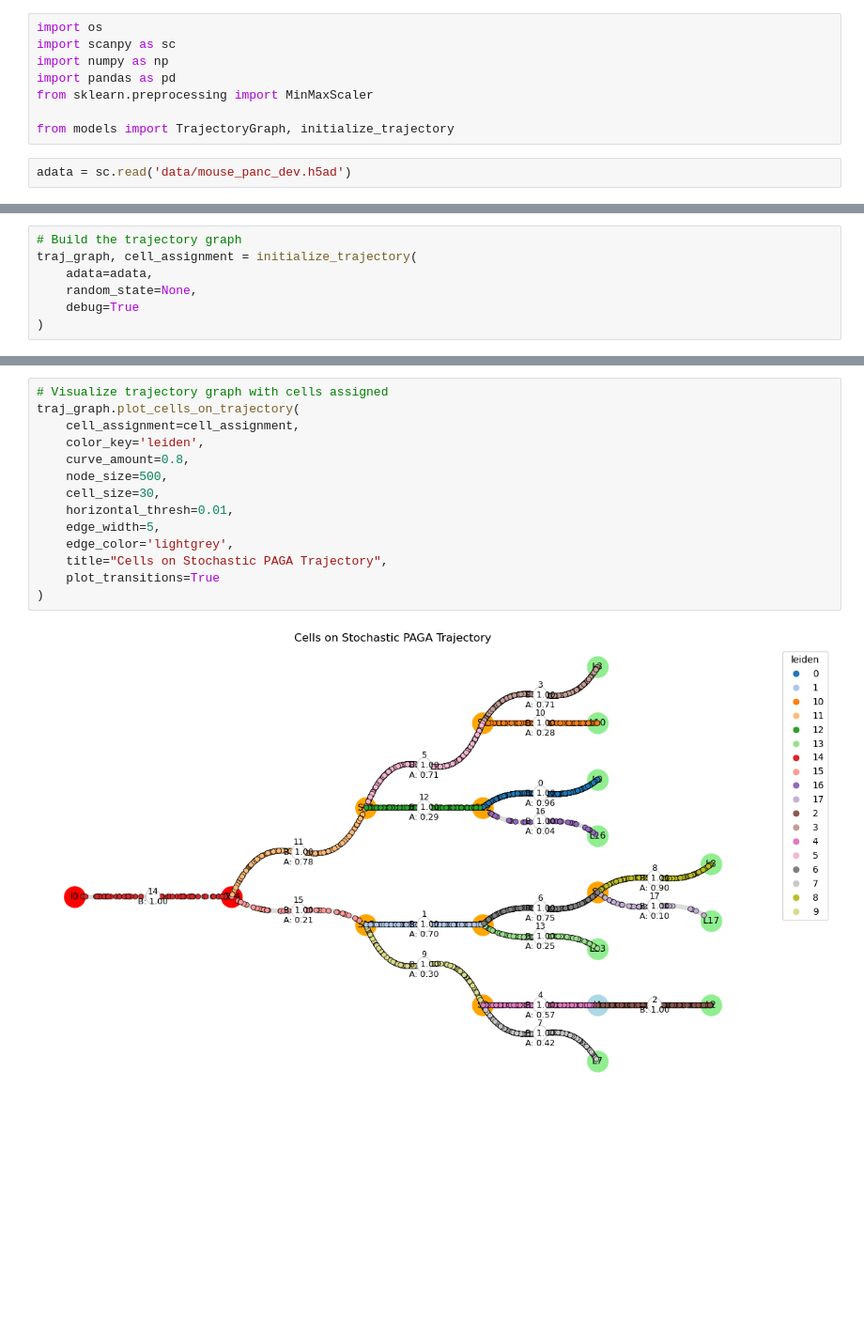
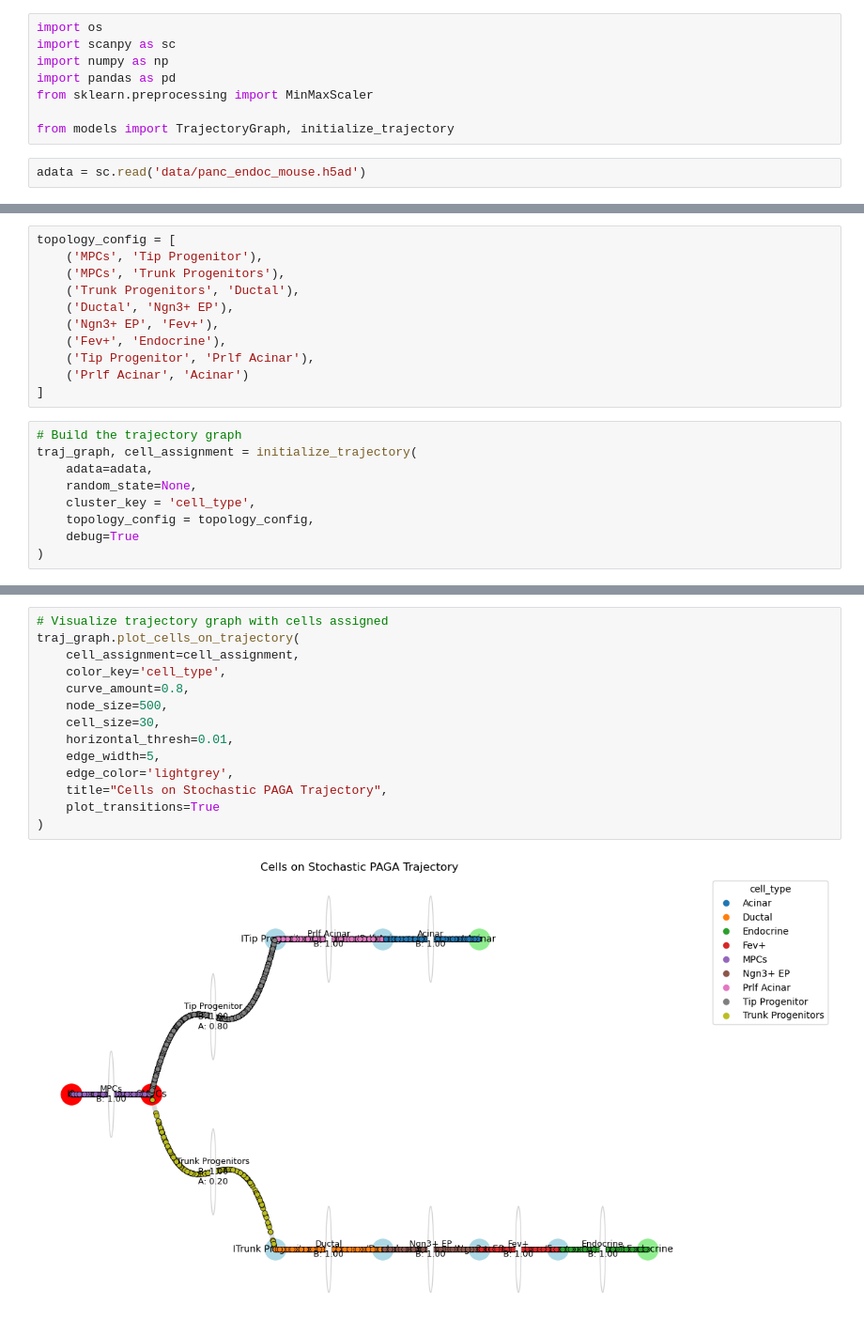
Before and after one commit to GriffinBINF/viCSHMM, a Jupyter notebook: FULL EM.ipynb, the cells around one changed output, grey strips where cells are left out. Shown at 94% size. Drawn from its saved outputs; the diff is of its cells as text; blank space fills up the shorter version.

```diff
--- a/FULL EM.ipynb
+++ b/FULL EM.ipynb
@@ -7,4 +7,4 @@ from sklearn.preprocessing import MinMaxScaler
 
 from models import TrajectoryGraph, initialize_trajectory
 # %%
-adata = sc.read('data/mouse_panc_dev.h5ad')
+adata = sc.read('data/panc_endoc_mouse.h5ad')
@@ -2045,8 +1824,21 @@ class EMTrainer:
+# %%
+topology_config = [
+    ('MPCs', 'Tip Progenitor'),
+    ('MPCs', 'Trunk Progenitors'),
+    ('Trunk Progenitors', 'Ductal'),
+    ('Ductal', 'Ngn3+ EP'),
+    ('Ngn3+ EP', 'Fev+'),
+    ('Fev+', 'Endocrine'),
+    ('Tip Progenitor', 'Prlf Acinar'),
+    ('Prlf Acinar', 'Acinar')
+]
 # %%
 # Build the trajectory graph
 traj_graph, cell_assignment = initialize_trajectory(
     adata=adata,
     random_state=None,
+    cluster_key = 'cell_type',
+    topology_config = topology_config,
     debug=True
 )
 # %% [output]
@@ -2065,19 +1857,19 @@ GCAGTTAAGGTCATCT   (split_9, int_4)     0.094177
 # %%
 # Visualize trajectory graph with cells assigned
 traj_graph.plot_cells_on_trajectory(
     cell_assignment=cell_assignment,
-    color_key='leiden',
+    color_key='cell_type',
     curve_amount=0.8,
     node_size=500,
     cell_size=30,
     horizontal_thresh=0.01,
     edge_width=5,
     edge_color='lightgrey',
     title="Cells on Stochastic PAGA Trajectory",
     plot_transitions=True
 )
 # %% [output]
-[figure, old version]
+[figure, new version]
 # %%
 trainer = EMTrainer(traj_graph, cell_assignment, verbose=True, debug=False, timer=True)
 traj_graph, new_cell_assignment = trainer.run_em(
```
Also changed, not shown: parts of 21 cells of this notebook, 8 other files.
